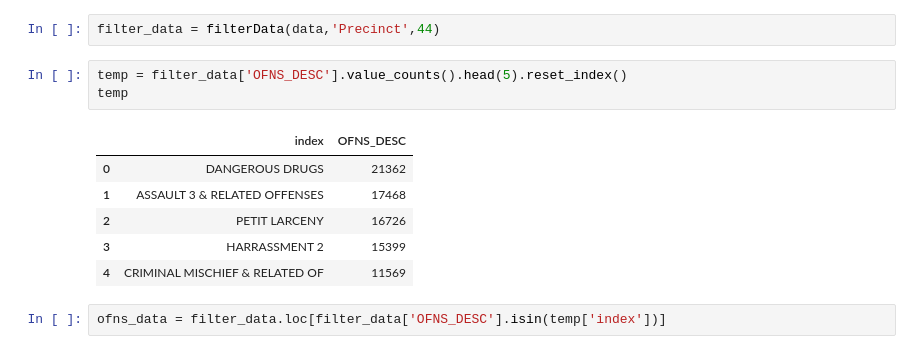
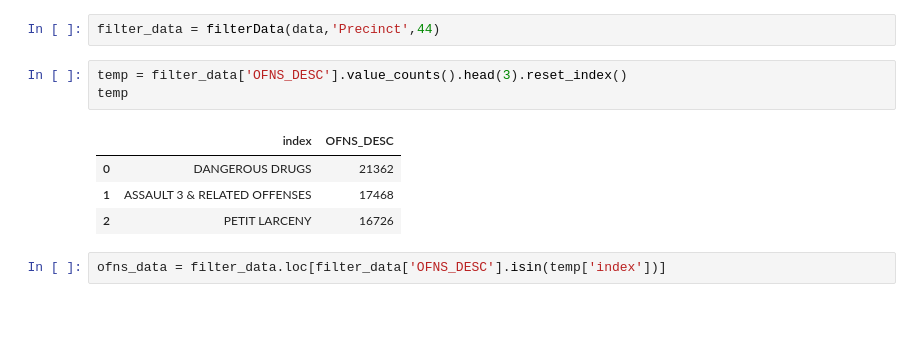
Before and after one commit to wilfy9249/Capstone-Fall-18, a Jupyter notebook: Python Notebook/Data_Filter_for_model_selection.ipynb, the cells around one changed output. Cells and saved outputs as stored; diff of their text form; blank space fills up the shorter version.

```diff
--- a/Python Notebook/Data_Filter_for_model_selection.ipynb
+++ b/Python Notebook/Data_Filter_for_model_selection.ipynb
@@ -87,15 +69,13 @@ data = df_data.drop(['CMPLNT_FR_DT','CMPLNT_FR_TM','CMPLNT_TO_DT','CMPLNT_TO_TM'
 # %%
 filter_data = filterData(data,'Precinct',44)
 # %%
-temp = filter_data['OFNS_DESC'].value_counts().head(5).reset_index()
+temp = filter_data['OFNS_DESC'].value_counts().head(3).reset_index()
 temp
 # %% [output]
 |  | index | OFNS_DESC |
 | 0 | DANGEROUS DRUGS | 21362 |
 | 1 | ASSAULT 3 & RELATED OFFENSES | 17468 |
 | 2 | PETIT LARCENY | 16726 |
-| 3 | HARRASSMENT 2 | 15399 |
-| 4 | CRIMINAL MISCHIEF & RELATED OF | 11569 |
 # %%
 ofns_data = filter_data.loc[filter_data['OFNS_DESC'].isin(temp['index'])]
 # %%
```
Also changed, not shown: parts of 9 cells of this notebook, 1 other file.
